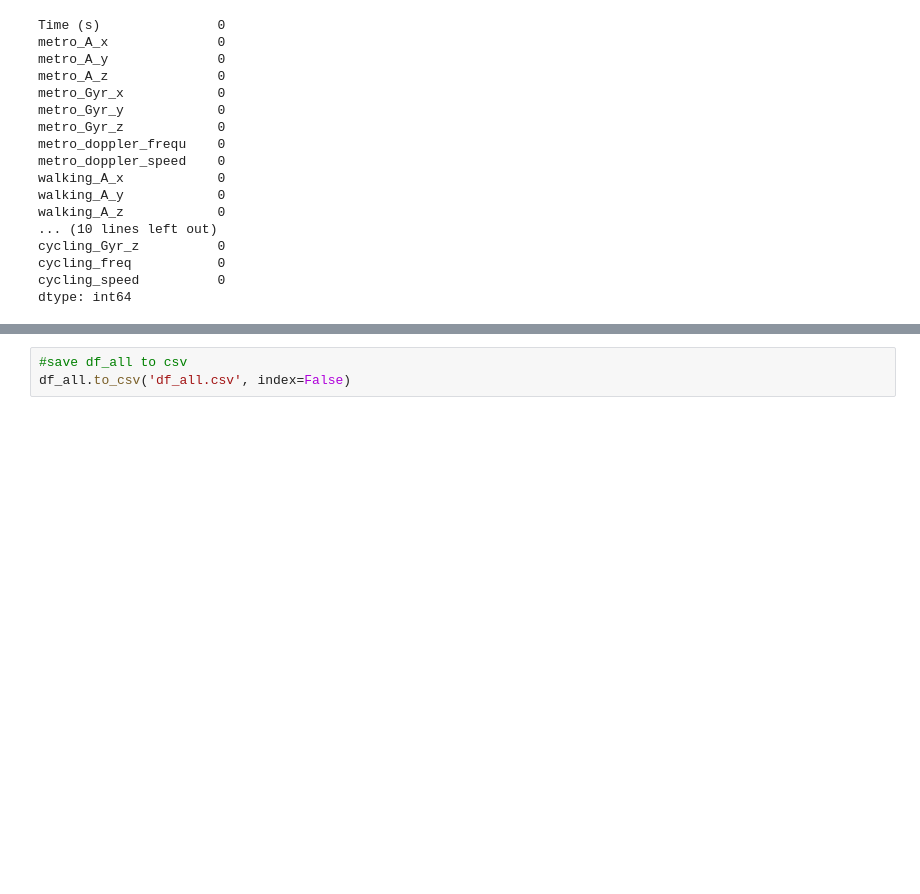
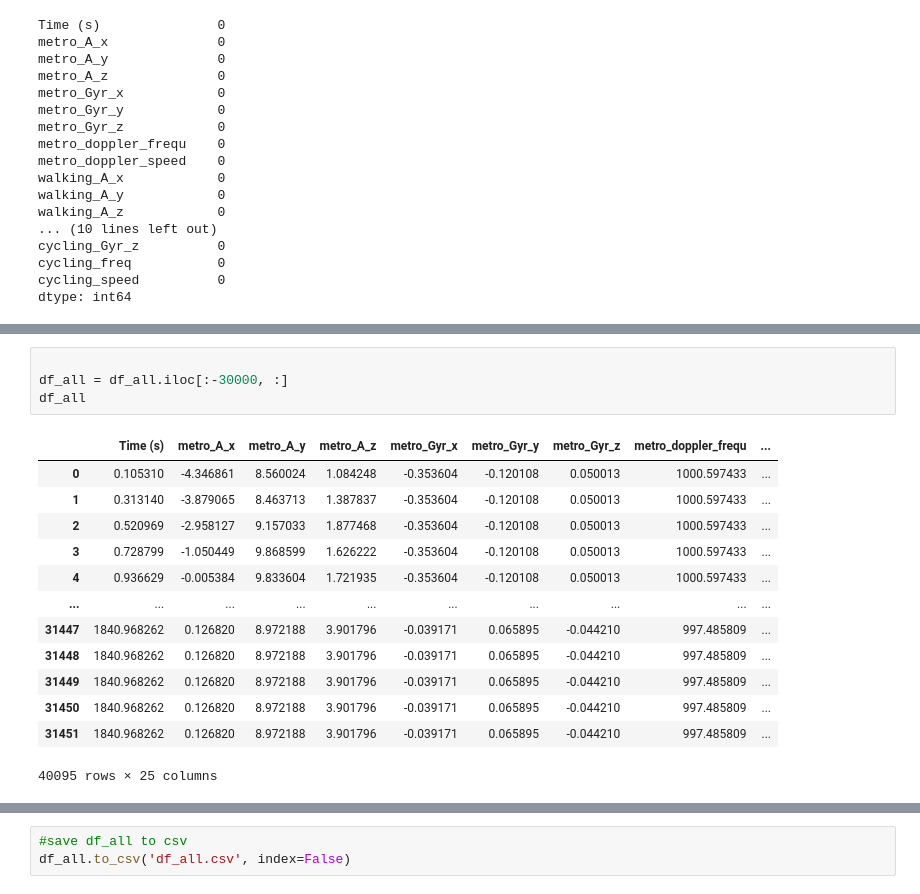
Before and after one commit to arthursun1997/ML4QS, a Jupyter notebook: data_exploration_2.ipynb, the cells around one changed output, grey strips where cells are left out. Saved outputs shown, nothing was run; the diff lists cells and outputs as text; blank space fills up the shorter version.

```diff
--- a/data_exploration_2.ipynb
+++ b/data_exploration_2.ipynb
@@ -683,0 +715,18 @@ dtype: int64
+# %%
+
+df_all = df_all.iloc[:-30000, :]
+df_all
+# %% [output]
+|  | Time (s) | metro_A_x | metro_A_y | metro_A_z | metro_Gyr_x | metro_Gyr_y | metro_Gyr_z | metro_doppler_frequ | ... |
+| 0 | 0.105310 | -4.346861 | 8.560024 | 1.084248 | -0.353604 | -0.120108 | 0.050013 | 1000.597433 | ... |
+| 1 | 0.313140 | -3.879065 | 8.463713 | 1.387837 | -0.353604 | -0.120108 | 0.050013 | 1000.597433 | ... |
+| 2 | 0.520969 | -2.958127 | 9.157033 | 1.877468 | -0.353604 | -0.120108 | 0.050013 | 1000.597433 | ... |
+| 3 | 0.728799 | -1.050449 | 9.868599 | 1.626222 | -0.353604 | -0.120108 | 0.050013 | 1000.597433 | ... |
+| 4 | 0.936629 | -0.005384 | 9.833604 | 1.721935 | -0.353604 | -0.120108 | 0.050013 | 1000.597433 | ... |
+| ... | ... | ... | ... | ... | ... | ... | ... | ... | ... |
+| 31447 | 1840.968262 | 0.126820 | 8.972188 | 3.901796 | -0.039171 | 0.065895 | -0.044210 | 997.485809 | ... |
+| 31448 | 1840.968262 | 0.126820 | 8.972188 | 3.901796 | -0.039171 | 0.065895 | -0.044210 | 997.485809 | ... |
+| 31449 | 1840.968262 | 0.126820 | 8.972188 | 3.901796 | -0.039171 | 0.065895 | -0.044210 | 997.485809 | ... |
+| 31450 | 1840.968262 | 0.126820 | 8.972188 | 3.901796 | -0.039171 | 0.065895 | -0.044210 | 997.485809 | ... |
+| 31451 | 1840.968262 | 0.126820 | 8.972188 | 3.901796 | -0.039171 | 0.065895 | -0.044210 | 997.485809 | ... |
+40095 rows × 25 columns
```
Also changed, not shown: parts of 30 cells of this notebook, 2 other files.
